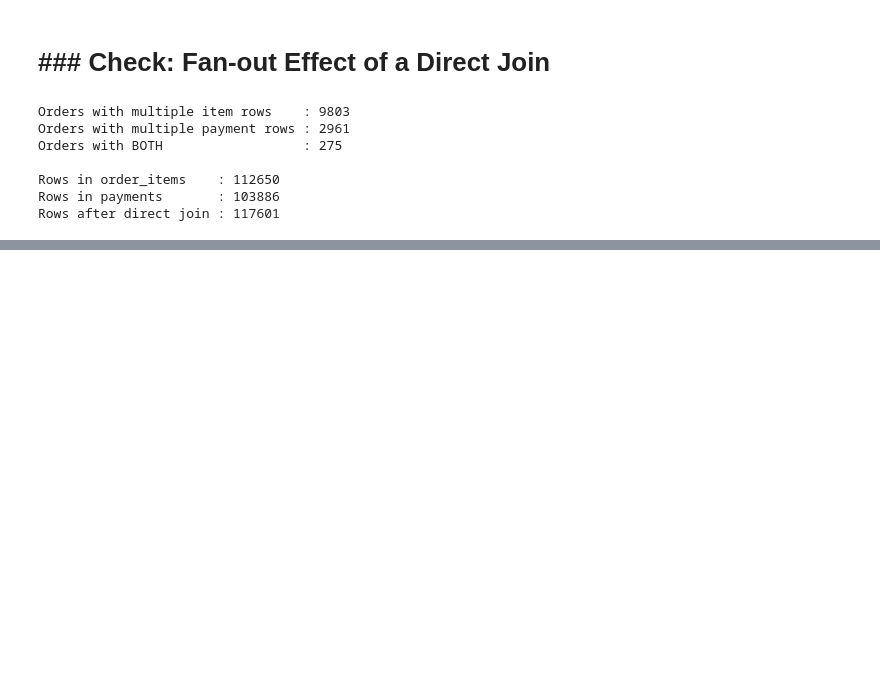
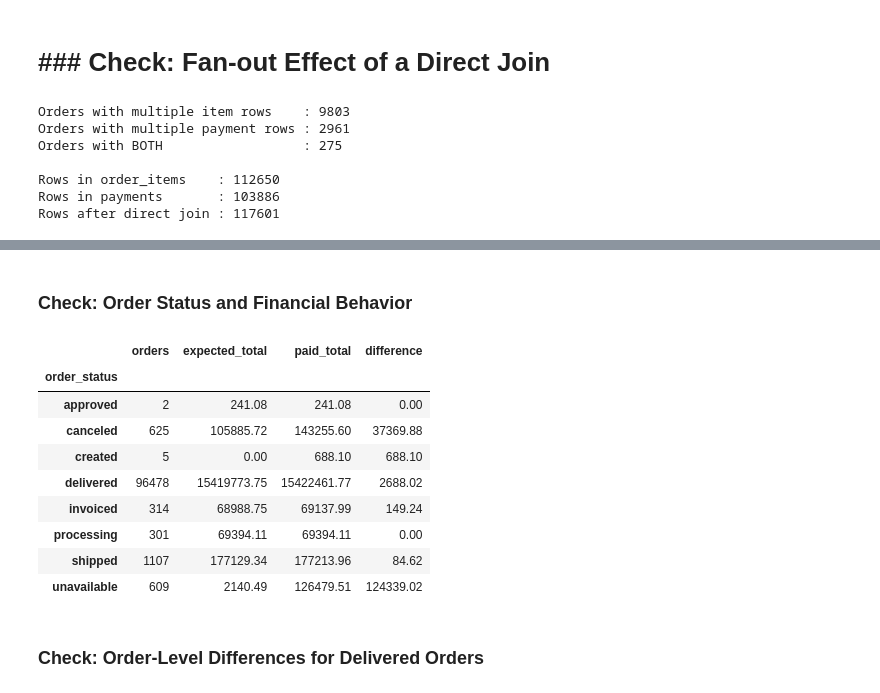
Before and after one commit to Saimalshikare/Revenue-Reconciliation-Exception-Analytics-Project, a Jupyter notebook: notebook/01_data_exploration.ipynb.ipynb, the cells around one changed output, grey strips where cells are left out. Cells and saved outputs as stored; diff of their text form; code cells hidden in the pictures; blank space fills up the shorter version.

```diff
--- a/notebook/01_data_exploration.ipynb.ipynb
+++ b/notebook/01_data_exploration.ipynb.ipynb
@@ -332,0 +503,37 @@ Rows after direct join : 117601
+# %% [markdown]
+### Check: Order Status and Financial Behavior
+# %%
+# Order-level totals (aggregate first, then join, to avoid fan-out)
+expected = (
+    items.assign(item_value=items["price"] + items["freight_value"])
+    .groupby("order_id")["item_value"].sum()
+    .rename("expected_value")
+)
+paid = payments.groupby("order_id")["payment_value"].sum().rename("paid_value")
+
+summary = (
+    orders[["order_id", "order_status"]]
+    .merge(expected, on="order_id", how="left")
+    .merge(paid, on="order_id", how="left")
+    .fillna({"expected_value": 0, "paid_value": 0})
+)
+
+by_status = summary.groupby("order_status").agg(
+    orders=("order_id", "count"),
+    expected_total=("expected_value", "sum"),
+    paid_total=("paid_value", "sum"),
+).round(2)
+
+by_status["difference"] = (by_status["paid_total"] - by_status["expected_total"]).round(2)
+by_status
+# %% [output]
+|  | orders | expected_total | paid_total | difference |
+| order_status |  |  |  |  |
+| approved | 2 | 241.08 | 241.08 | 0.00 |
+| canceled | 625 | 105885.72 | 143255.60 | 37369.88 |
+| created | 5 | 0.00 | 688.10 | 688.10 |
+| delivered | 96478 | 15419773.75 | 15422461.77 | 2688.02 |
+| invoiced | 314 | 68988.75 | 69137.99 | 149.24 |
+| processing | 301 | 69394.11 | 69394.11 | 0.00 |
+| shipped | 1107 | 177129.34 | 177213.96 | 84.62 |
+| unavailable | 609 | 2140.49 | 126479.51 | 124339.02 |
@@ -332,0 +554,2 @@ Rows after direct join : 117601
+# %% [markdown]
+### Check: Order-Level Differences for Delivered Orders
```
Also changed, not shown: parts of 11 cells of this notebook.
